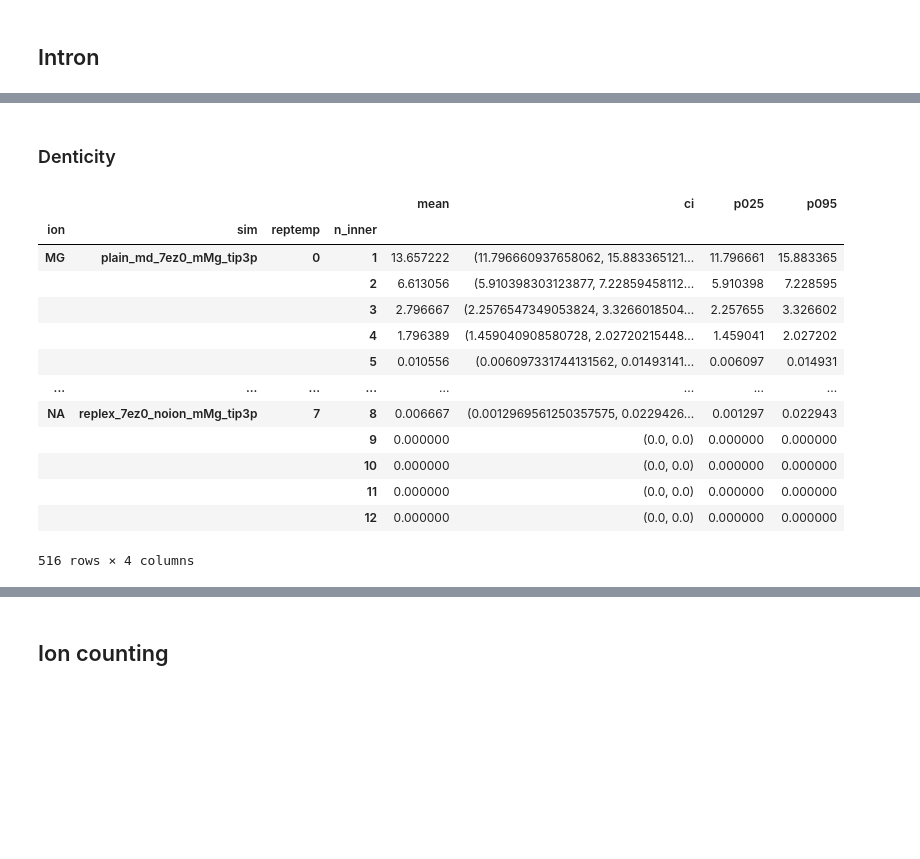
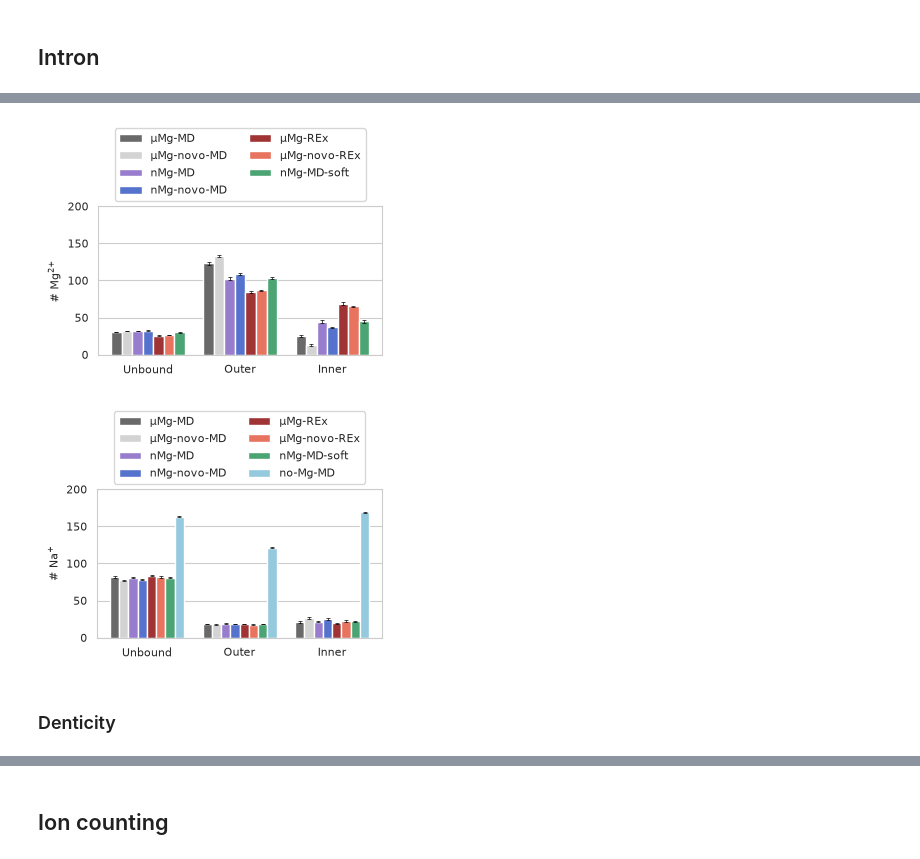
Before and after one commit to ollyfutur/mg_sampling, a Jupyter notebook: paper/03-IntronBinding.ipynb, the cells around one changed output, grey strips where cells are left out. Drawn from its saved outputs; the diff is of its cells as text; code cells hidden in the pictures; blank space fills up the shorter version.

```diff
--- a/paper/03-IntronBinding.ipynb
+++ b/paper/03-IntronBinding.ipynb
@@ -458,2 +355,47 @@ for ion in ['MG', 'NA']:
+# %%
+for ion in ['MG', 'NA']:
+    fig, ax = plt.subplots(figsize=(8.7*cm, 6.5*cm))
+
+
+    data = res.loc[ion]
+    data = data[data.index.isin(simselection, level='sim')].rename(index=simlabels).rename(index=dict(outer='Outer', inner='Inner', bulk='Unbound')).reset_index()
+    data['sim'] = data['sim'].astype(CategoricalDtype(categories=labelselection, ordered=True)).cat.remove_unused_categories()
+
+    type_order = ['Unbound', 'Outer', 'Inner']
+    data['type'] = data['type'].astype(CategoricalDtype(categories=type_order, ordered=True))
+    data = data.sort_values(['type', 'sim'])
+
+    ax = sns.barplot(
+        data=data,
+        x='type',
+        y='mean',
+        hue='sim',
+        palette=labelcolors,
+        ax=ax,
+    )
+
+    for i, (sim, group) in enumerate(data.groupby('sim', observed=True)):
+        container = ax.containers[i]
+        x_coords = [rect.get_x() + rect.get_width() / 2 for rect in container]
+        yerr = (group['mean'] - group['p025'], group['p975'] - group['mean'])
+        ax.errorbar(
+            x=x_coords,
+            y=group['mean'],
+            yerr=yerr,
+            ls='none',
+            c='black',
+            capsize=1.5,
+            elinewidth=0.5,
+            capthick=0.5,
+        )
+    plt.legend(ncol=2, title=None, loc='lower center', bbox_to_anchor=(0.5, 1))
+
+    ax.set_ylabel(f"# {ionlabels[ion]}")
+    ax.set_xlabel(None)
+    ax.set_ylim(None, 200)
+    fig.savefig(f'figures/bound_{ion.lower()}_barplot.pdf')
+# %% [output]
+[figure, added]
+[figure, added]
 # %% [markdown]
 ### Denticity
@@ -472,17 +401,0 @@ res['p095'] = res['ci'].map(lambda x: x[1])
-# %%
-res
-# %% [output]
-|  |  |  |  | mean | ci | p025 | p095 |
-| ion | sim | reptemp | n_inner |  |  |  |  |
-| MG | plain_md_7ez0_mMg_tip3p | 0 | 1 | 13.657222 | (11.796660937658062, 15.883365121... | 11.796661 | 15.883365 |
-|  |  |  | 2 | 6.613056 | (5.910398303123877, 7.22859458112... | 5.910398 | 7.228595 |
-|  |  |  | 3 | 2.796667 | (2.2576547349053824, 3.3266018504... | 2.257655 | 3.326602 |
-|  |  |  | 4 | 1.796389 | (1.459040908580728, 2.02720215448... | 1.459041 | 2.027202 |
-|  |  |  | 5 | 0.010556 | (0.006097331744131562, 0.01493141... | 0.006097 | 0.014931 |
-| ... | ... | ... | ... | ... | ... | ... | ... |
-| NA | replex_7ez0_noion_mMg_tip3p | 7 | 8 | 0.006667 | (0.0012969561250357575, 0.0229426... | 0.001297 | 0.022943 |
-|  |  |  | 9 | 0.000000 | (0.0, 0.0) | 0.000000 | 0.000000 |
-|  |  |  | 10 | 0.000000 | (0.0, 0.0) | 0.000000 | 0.000000 |
-|  |  |  | 11 | 0.000000 | (0.0, 0.0) | 0.000000 | 0.000000 |
-|  |  |  | 12 | 0.000000 | (0.0, 0.0) | 0.000000 | 0.000000 |
-516 rows × 4 columns
```
Also changed, not shown: parts of 70 cells of this notebook, 6 other files.
